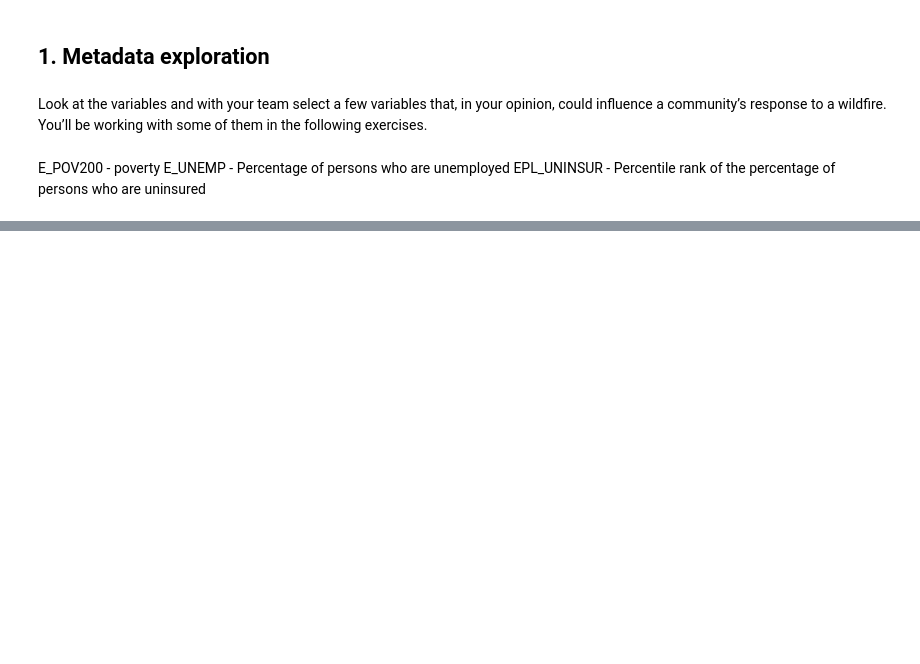
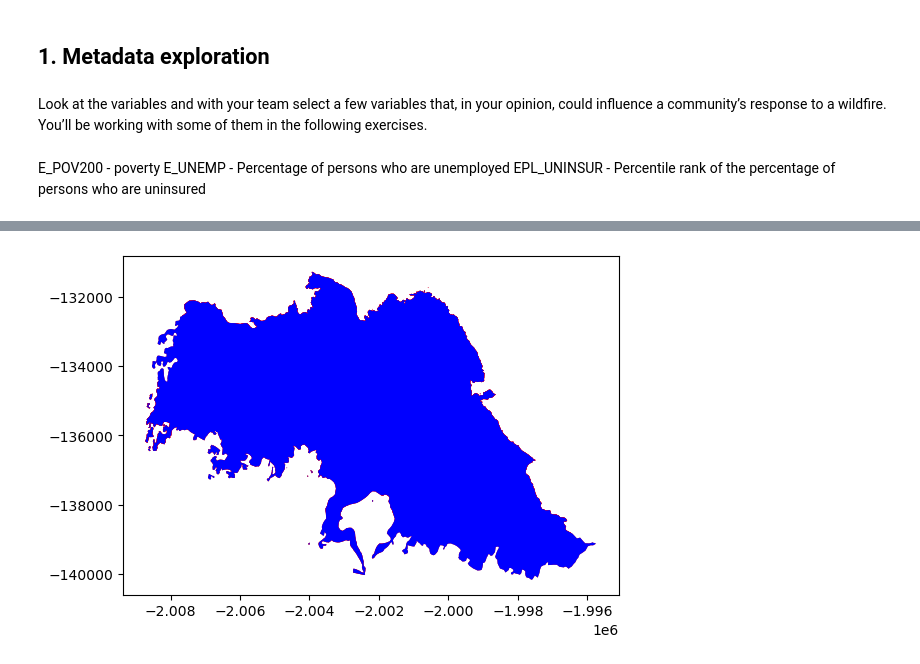
Before and after one commit to austinmartinez12/eds220-2025-sections, a Jupyter notebook: Untitled.ipynb, the cells around one changed output, grey strips where cells are left out. Saved outputs shown, nothing was run; the diff lists cells and outputs as text; code cells hidden in the pictures; blank space fills up the shorter version.

```diff
--- a/Untitled.ipynb
+++ b/Untitled.ipynb
@@ -40,0 +112,14 @@ print(EJI.shape, "\n")
+# %%
+Eaton_fire = gpd.clip(EE_data, Eaton)
+Palisades_fire = gpd.clip(PE_data, Palisades)
+# Clip use roads to alaska geometry
+
+#ak_roads = gpd.clip(usa_roads.to_crs(alaska.crs), alaska)
+# %%
+
+fig, ax = plt.subplots()
+Eaton_fire.plot(ax=ax, color='red')
+Eaton.plot(ax=ax, color = "blue")
+plt.show()
+# %% [output]
+[figure, added]
```
Also changed, not shown: parts of 20 cells of this notebook.
